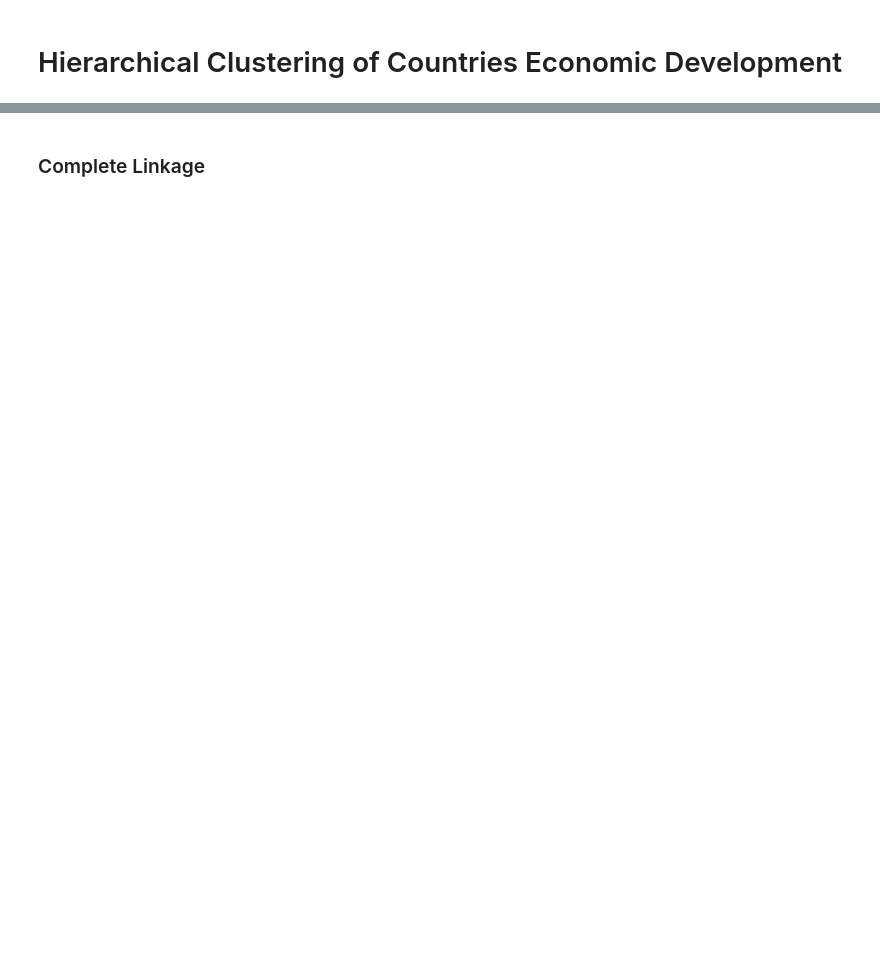
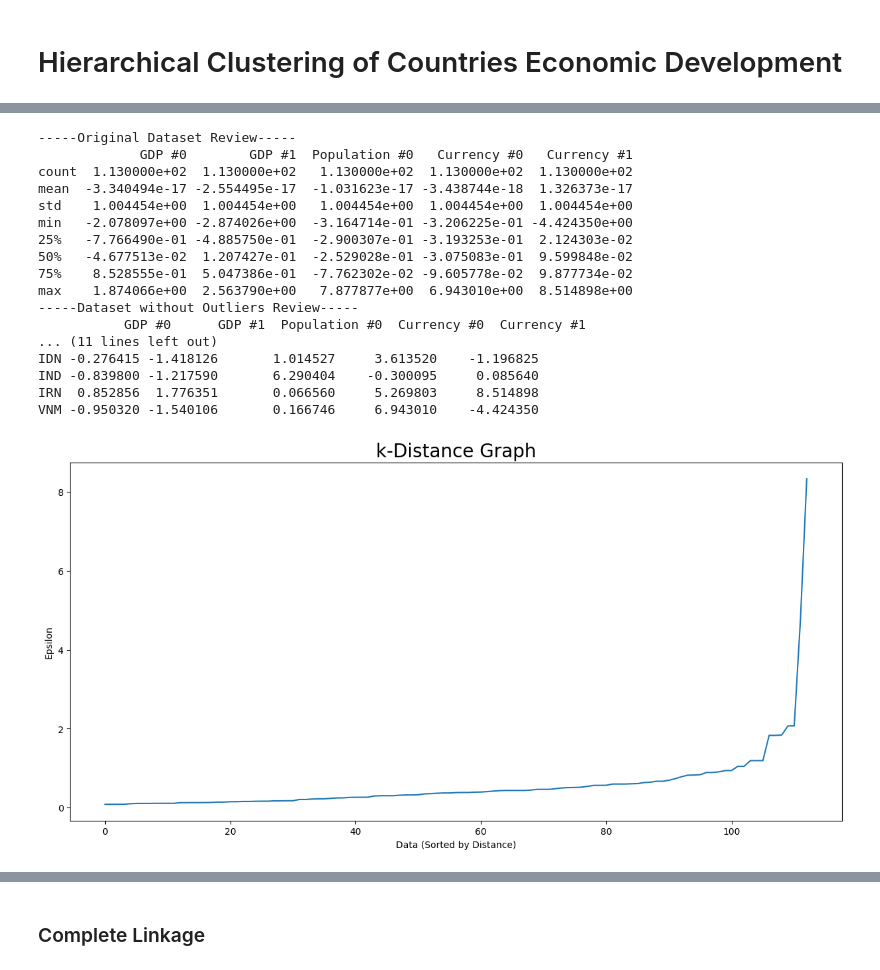
Before and after one commit to GeorgeKontos14/HPB-Economy, a Jupyter notebook: hierarchical_clustering.ipynb, the cells around one changed output, grey strips where cells are left out. Saved outputs shown, nothing was run; the diff lists cells and outputs as text; code cells hidden in the pictures; blank space fills up the shorter version.

Commit message:
Completed Hierarchical Clustering Investigation

```diff
--- a/hierarchical_clustering.ipynb
+++ b/hierarchical_clustering.ipynb
@@ -62 +33,7 @@ with open(currency_path, 'r') as file:
+# %%
+names, gdp, pop, currency = DataUtils.load_clustering_data(
+    names_path, gdp_path, population_path, currency_path, n, T_gdp, T_pop, T_currency
+)
+gdp_data = np.log(gdp[:, -T_currency:])
+pop_data = pop[:, -T_currency:]
 # %% [markdown]
@@ -93,0 +47,5 @@ scaled_df = scaler.fit_transform(df)
+# %%
+variance = 0.95
+df, scaled_df = PreProcessing.preprocess(
+    names, gdp_data, pop_data, currency, 0.95
+)
@@ -93,0 +62,23 @@ scaled_df = scaler.fit_transform(df)
+# %%
+without_outliers, outliers = Outliers.remove_outliers(
+    names, scaled_df, True
+)
+# %% [output]
+-----Original Dataset Review-----
+             GDP #0        GDP #1  Population #0   Currency #0   Currency #1
+count  1.130000e+02  1.130000e+02   1.130000e+02  1.130000e+02  1.130000e+02
+mean  -3.340494e-17 -2.554495e-17  -1.031623e-17 -3.438744e-18  1.326373e-17
+std    1.004454e+00  1.004454e+00   1.004454e+00  1.004454e+00  1.004454e+00
+min   -2.078097e+00 -2.874026e+00  -3.164714e-01 -3.206225e-01 -4.424350e+00
+25%   -7.766490e-01 -4.885750e-01  -2.900307e-01 -3.193253e-01  2.124303e-02
+50%   -4.677513e-02  1.207427e-01  -2.529028e-01 -3.075083e-01  9.599848e-02
+75%    8.528555e-01  5.047386e-01  -7.762302e-02 -9.605778e-02  9.877734e-02
+max    1.874066e+00  2.563790e+00   7.877877e+00  6.943010e+00  8.514898e+00
+-----Dataset without Outliers Review-----
+           GDP #0      GDP #1  Population #0  Currency #0  Currency #1
+... (11 lines left out)
+IDN -0.276415 -1.418126       1.014527     3.613520    -1.196825
+IND -0.839800 -1.217590       6.290404    -0.300095     0.085640
+IRN  0.852856  1.776351       0.066560     5.269803     8.514898
+VNM -0.950320 -1.540106       0.166746     6.943010    -4.424350
+[figure, added]
```
Also changed, not shown: parts of 33 cells of this notebook, 5 other files.
